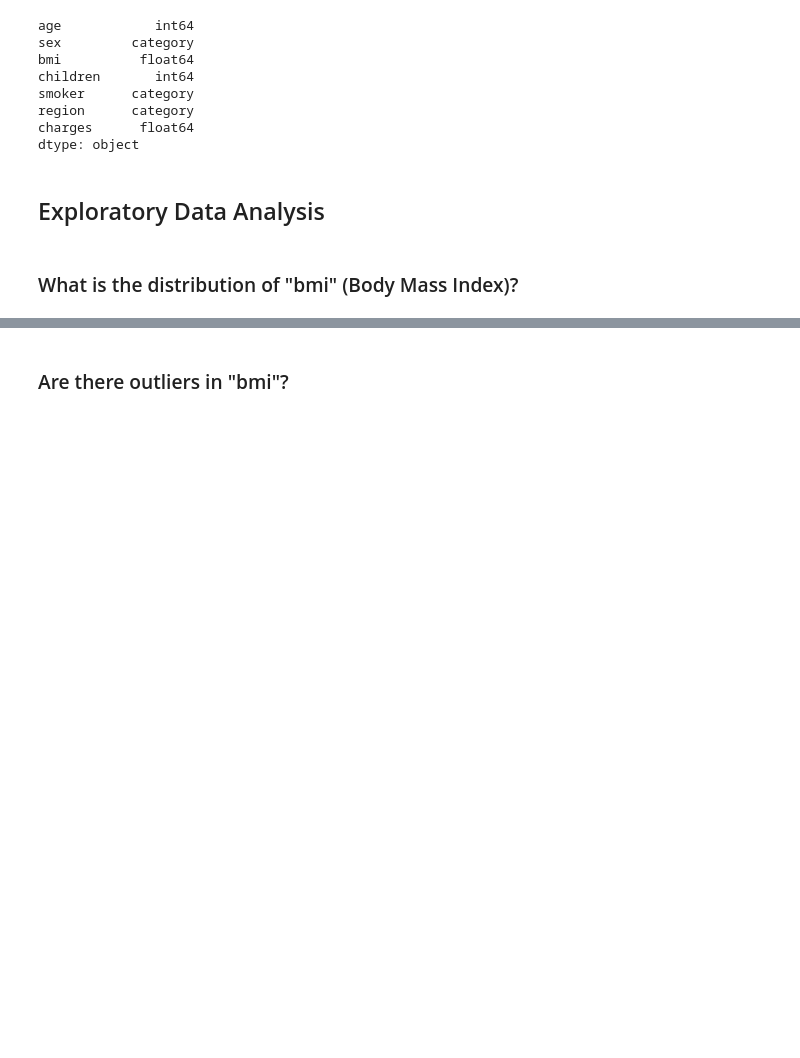
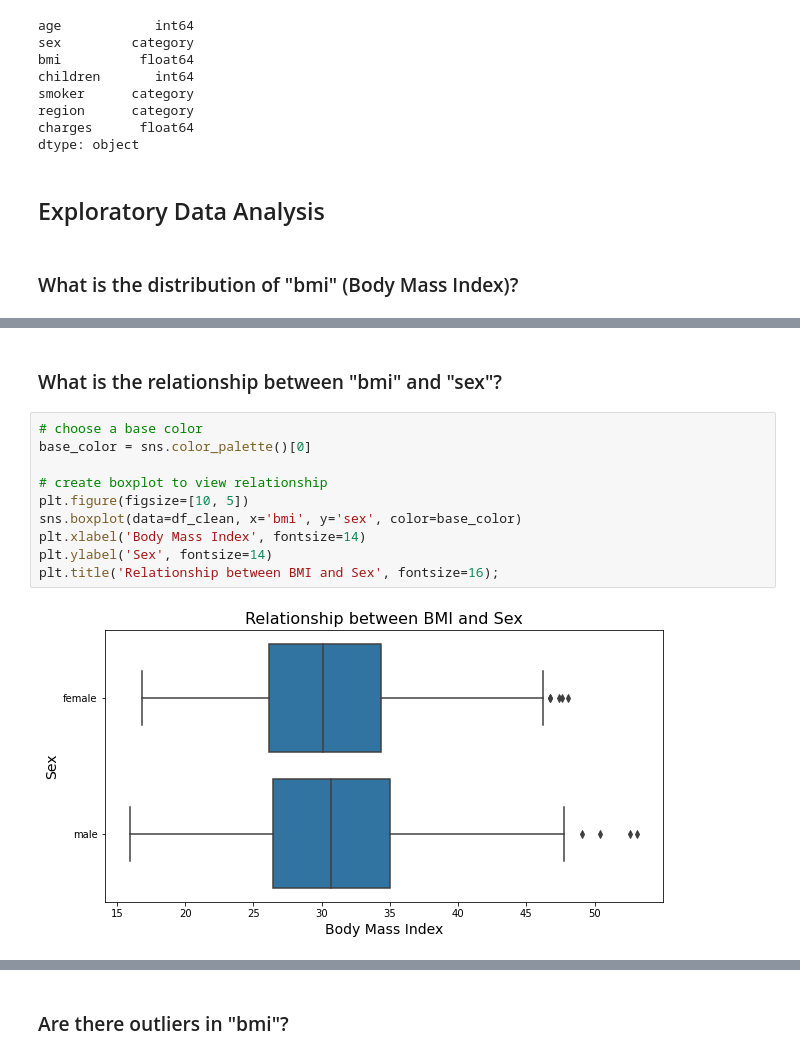
Before and after one commit to flowerfatih/Global_AI_TeamExplorer, a Jupyter notebook: medical_cost_analysis_TeamExplorer.ipynb, the cells around one changed output, grey strips where cells are left out. Saved outputs shown, nothing was run; the diff lists cells and outputs as text; blank space fills up the shorter version.

```diff
--- a/medical_cost_analysis_TeamExplorer.ipynb
+++ b/medical_cost_analysis_TeamExplorer.ipynb
@@ -192,0 +220,14 @@ plt.title('Distribution of Body Mass Index', fontsize=20);
+# %% [markdown]
+### What is the relationship between "bmi" and "sex"?
+# %%
+# choose a base color
+base_color = sns.color_palette()[0]
+
+# create boxplot to view relationship
+plt.figure(figsize=[10, 5])
+sns.boxplot(data=df_clean, x='bmi', y='sex', color=base_color)
+plt.xlabel('Body Mass Index', fontsize=14)
+plt.ylabel('Sex', fontsize=14)
+plt.title('Relationship between BMI and Sex', fontsize=16);
+# %% [output]
+[figure, added]
```
Also changed, not shown: parts of 30 cells of this notebook.
